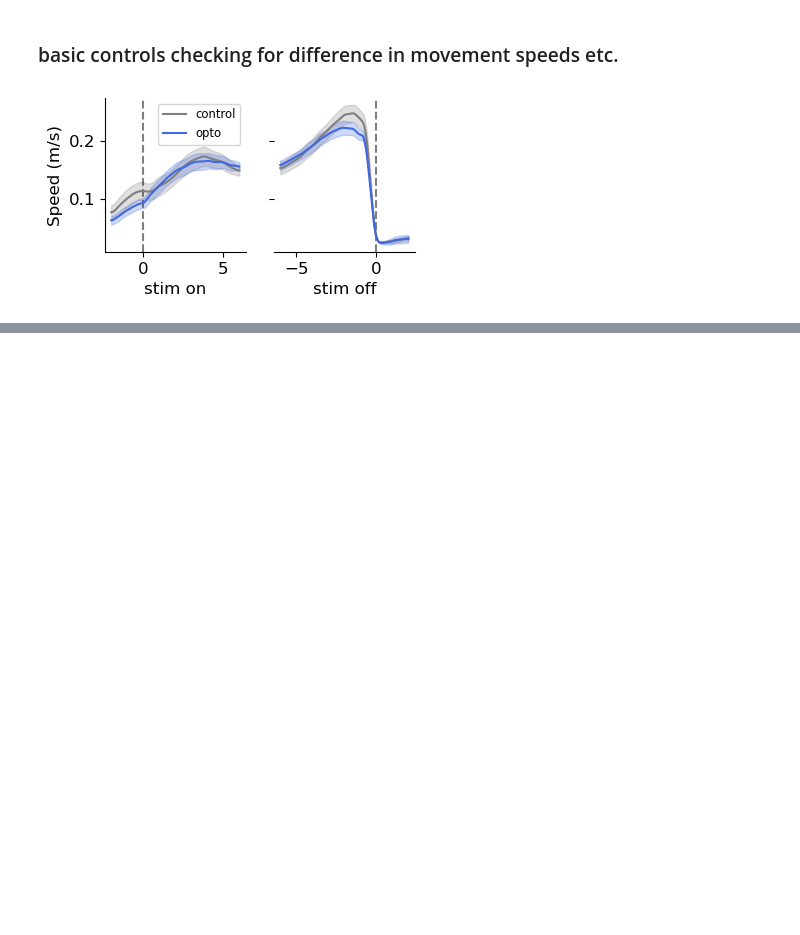
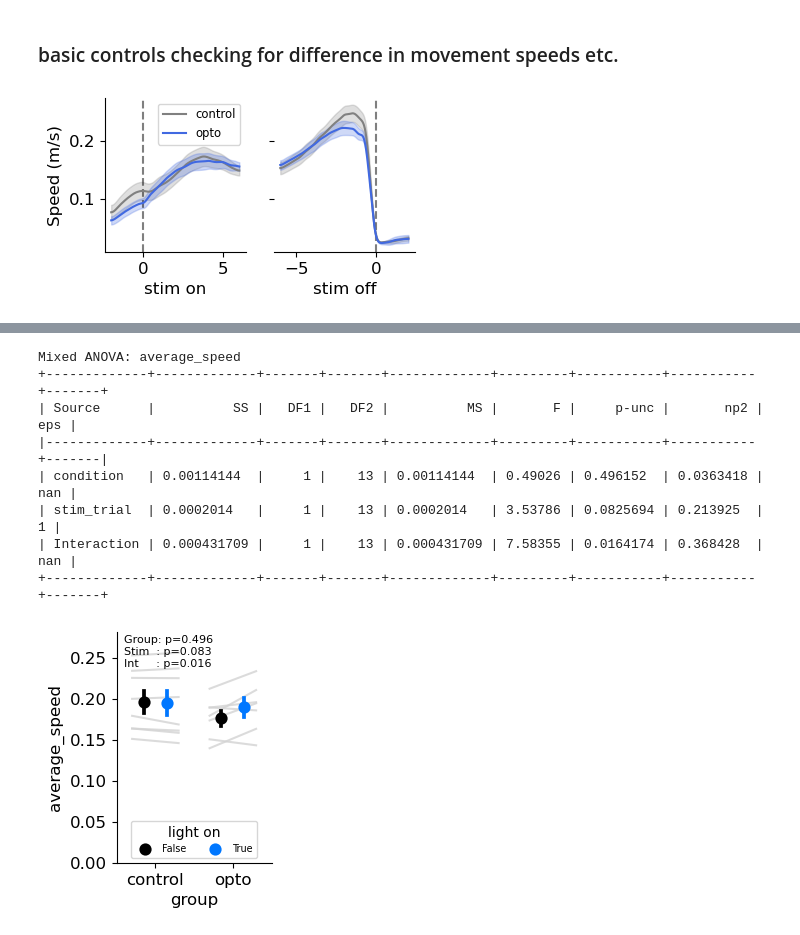
Before and after one commit to peterdoohan/goalNav_mFC-opto3, a Jupyter notebook: code/Notebooks/performance_metrics.ipynb, the cells around one changed output, grey strips where cells are left out. Saved outputs shown, nothing was run; the diff lists cells and outputs as text; code cells hidden in the pictures; blank space fills up the shorter version.

```diff
--- a/code/Notebooks/performance_metrics.ipynb
+++ b/code/Notebooks/performance_metrics.ipynb
@@ -796,0 +797,16 @@ stim_duration: t=1.01, p=0.3299
+# %%
+reload(mv)
+stim_speeds_df = mv.get_stim_speeds_df()
+# %%
+fig, ax = plt.subplots(1, 1, figsize=(2, 3))
+mv.plot_stim_speeds_summary(stim_speeds_df, stim_day_range=(6, np.inf), ax=ax)
+# %% [output]
+Mixed ANOVA: average_speed
++-------------+-------------+-------+-------+-------------+---------+-----------+-----------+-------+
+| Source      |          SS |   DF1 |   DF2 |          MS |       F |     p-unc |       np2 |   eps |
+|-------------+-------------+-------+-------+-------------+---------+-----------+-----------+-------|
+| condition   | 0.00114144  |     1 |    13 | 0.00114144  | 0.49026 | 0.496152  | 0.0363418 |   nan |
+| stim_trial  | 0.0002014   |     1 |    13 | 0.0002014   | 3.53786 | 0.0825694 | 0.213925  |     1 |
+| Interaction | 0.000431709 |     1 |    13 | 0.000431709 | 7.58355 | 0.0164174 | 0.368428  |   nan |
++-------------+-------------+-------+-------+-------------+---------+-----------+-----------+-------+
+[figure, added]
```
Also changed, not shown: parts of 1 cell of this notebook, 1 other file.
